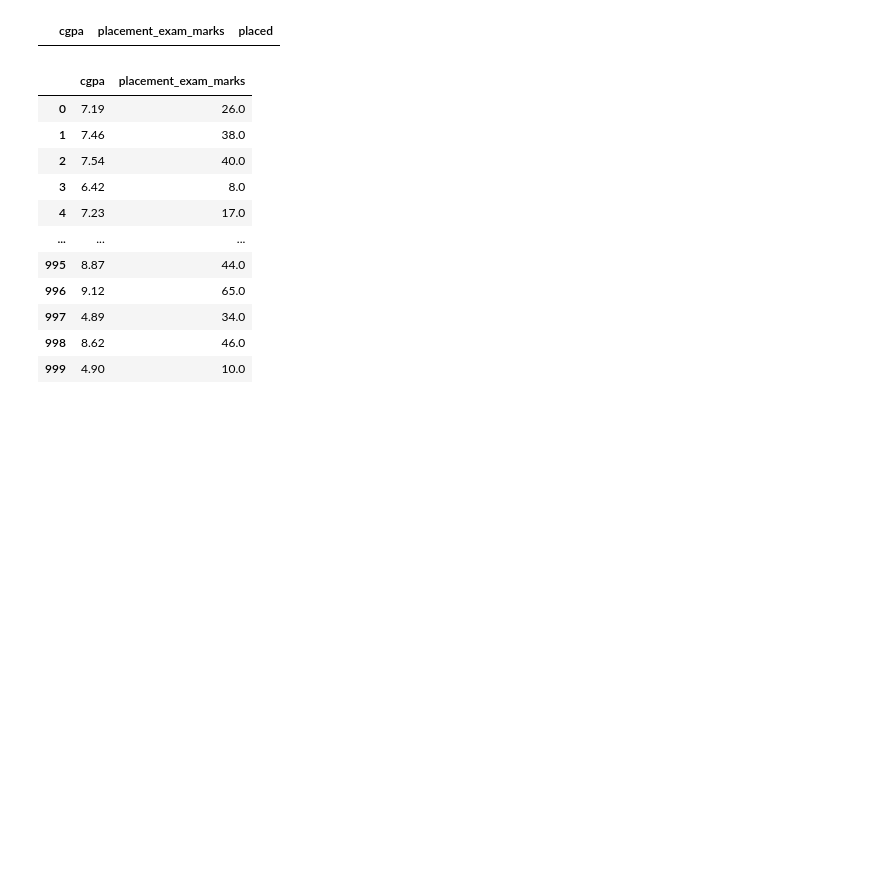
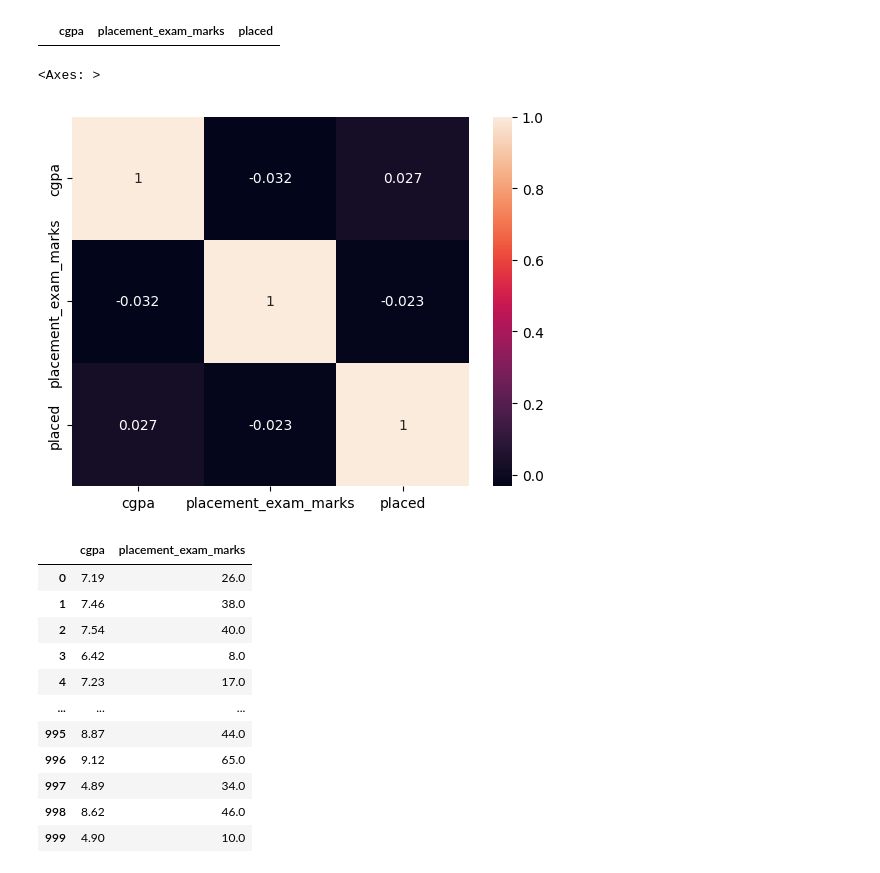
Before and after one commit to libinplal123/ML-Works, a Jupyter notebook: Supervised-ML/Classification/exam/placement-works/placement.ipynb, the cells around one changed output. Saved outputs shown, nothing was run; the diff lists cells and outputs as text; code cells hidden in the pictures; blank space fills up the shorter version.

```diff
--- a/Supervised-ML/Classification/exam/placement-works/placement.ipynb
+++ b/Supervised-ML/Classification/exam/placement-works/placement.ipynb
@@ -4,5 +5,5 @@ import pandas as pd
 # %%
-df = pd.read_csv("C:\\Users\\libin_urv2w13\\Desktop\\mljourney\\exam\\placement-works\\placement.csv (1).xls")
+df = pd.read_csv("C:\\Users\\libin_urv2w13\\Desktop\\mljourney\\Supervised-ML\\Classification\\exam\\placement-works\\placement.csv (1).xls")
 # %%
 print(df.shape)
 print(df.columns)
@@ -47,6 +48,13 @@ df.drop_duplicates(inplace=True)
 df[df.duplicated()]
 # %% [output]
 |  | cgpa | placement_exam_marks | placed |
+# %%
+columns = ["cgpa","placement_exam_marks","placed"]
+df[columns].corr()
+sns.heatmap(df[columns].corr(),annot=True)
+# %% [output]
+<Axes: >
+[figure, added]
 # %%
 x = df.iloc[:,:-1]
 x
```
Also changed, not shown: parts of 1 cell of this notebook, 5 other files.
